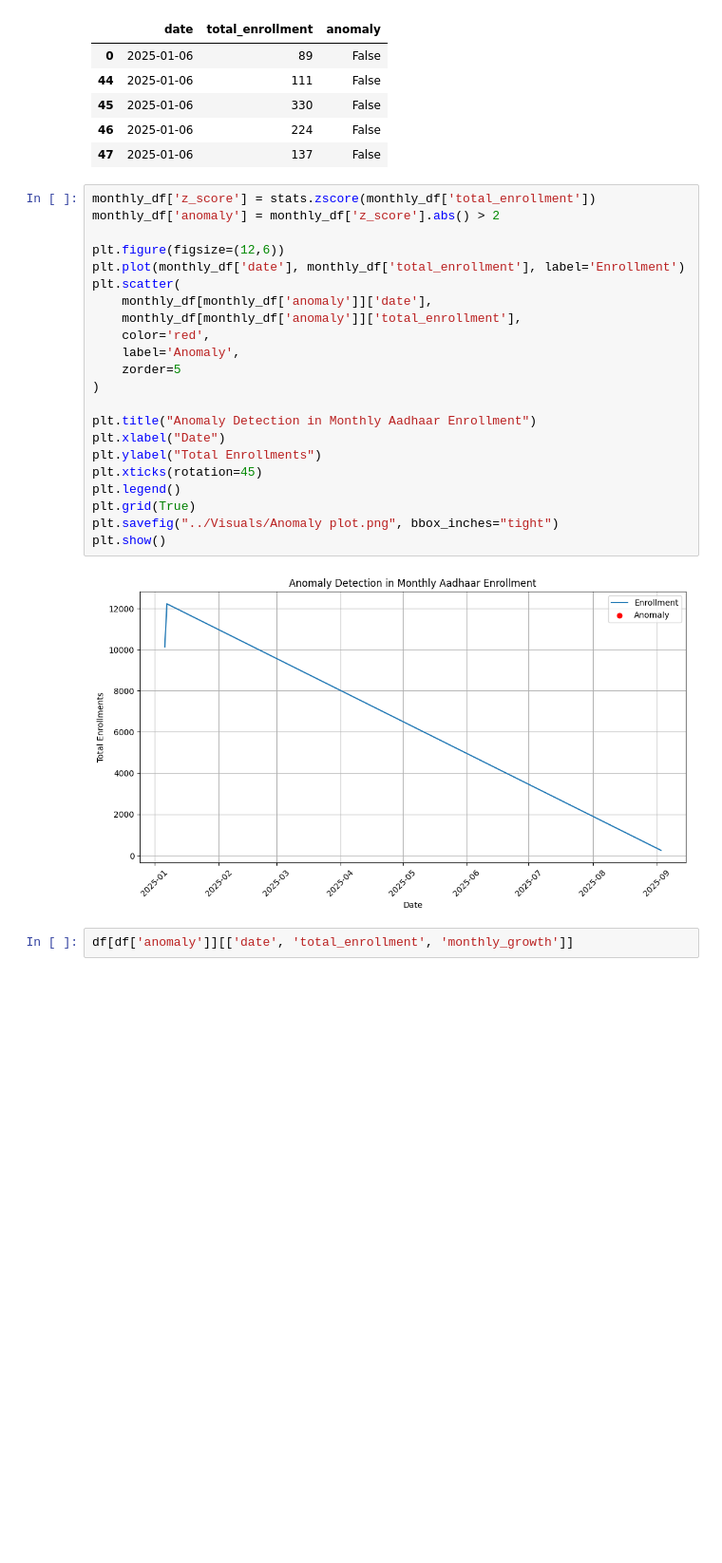
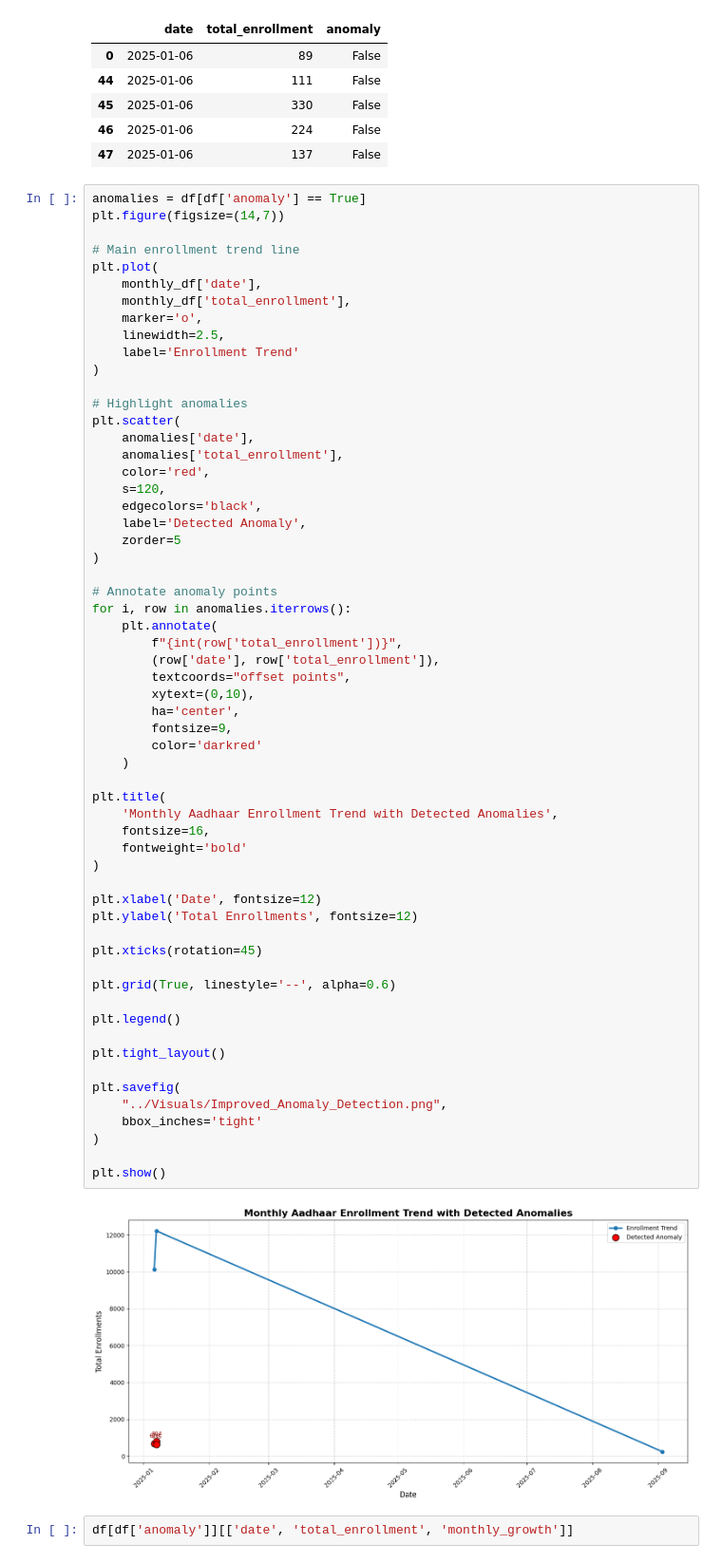
Before and after one commit to VinodhKumar-G/Aadhar-Enrollment-Anomaly-Detection, a Jupyter notebook: Notebook/Analysis.ipynb, the cells around one changed output. Shown at 95% size. Cells and saved outputs as stored; diff of their text form; blank space fills up the shorter version.

Commit message:
Improved anomaly visualization clarity

```diff
--- a/Notebook/Analysis.ipynb
+++ b/Notebook/Analysis.ipynb
@@ -111,29 +111,66 @@ df[['date', 'total_enrollment', 'anomaly']].head()
 | 46 | 2025-01-06 | 224 | False |
 | 47 | 2025-01-06 | 137 | False |
 # %%
-monthly_df['z_score'] = stats.zscore(monthly_df['total_enrollment'])
-monthly_df['anomaly'] = monthly_df['z_score'].abs() > 2
+anomalies = df[df['anomaly'] == True]
+plt.figure(figsize=(14,7))
 
-plt.figure(figsize=(12,6))
-plt.plot(monthly_df['date'], monthly_df['total_enrollment'], label='Enrollment')
+# Main enrollment trend line
+plt.plot(
+    monthly_df['date'],
+    monthly_df['total_enrollment'],
+    marker='o',
+    linewidth=2.5,
+    label='Enrollment Trend'
+)
+
+# Highlight anomalies
 plt.scatter(
-    monthly_df[monthly_df['anomaly']]['date'],
-    monthly_df[monthly_df['anomaly']]['total_enrollment'],
+    anomalies['date'],
+    anomalies['total_enrollment'],
     color='red',
-    label='Anomaly',
+    s=120,
+    edgecolors='black',
+    label='Detected Anomaly',
     zorder=5
 )
 
-plt.title("Anomaly Detection in Monthly Aadhaar Enrollment")
-plt.xlabel("Date")
-plt.ylabel("Total Enrollments")
+# Annotate anomaly points
+for i, row in anomalies.iterrows():
+    plt.annotate(
+        f"{int(row['total_enrollment'])}",
+        (row['date'], row['total_enrollment']),
+        textcoords="offset points",
+        xytext=(0,10),
+        ha='center',
+        fontsize=9,
+        color='darkred'
+    )
+
+plt.title(
+    'Monthly Aadhaar Enrollment Trend with Detected Anomalies',
+    fontsize=16,
+    fontweight='bold'
+)
+
+plt.xlabel('Date', fontsize=12)
+plt.ylabel('Total Enrollments', fontsize=12)
+
 plt.xticks(rotation=45)
+
+plt.grid(True, linestyle='--', alpha=0.6)
+
 plt.legend()
-plt.grid(True)
-plt.savefig("../Visuals/Anomaly plot.png", bbox_inches="tight")
+
+plt.tight_layout()
+
+plt.savefig(
+    "../Visuals/Improved_Anomaly_Detection.png",
+    bbox_inches='tight'
+)
+
 plt.show()
 # %% [output]
-[figure, old version]
+[figure, new version]
 # %%
 df[df['anomaly']][['date', 'total_enrollment', 'monthly_growth']]
 # %% [output]
```
Also changed, not shown: parts of 1 cell of this notebook, 3 other files.
